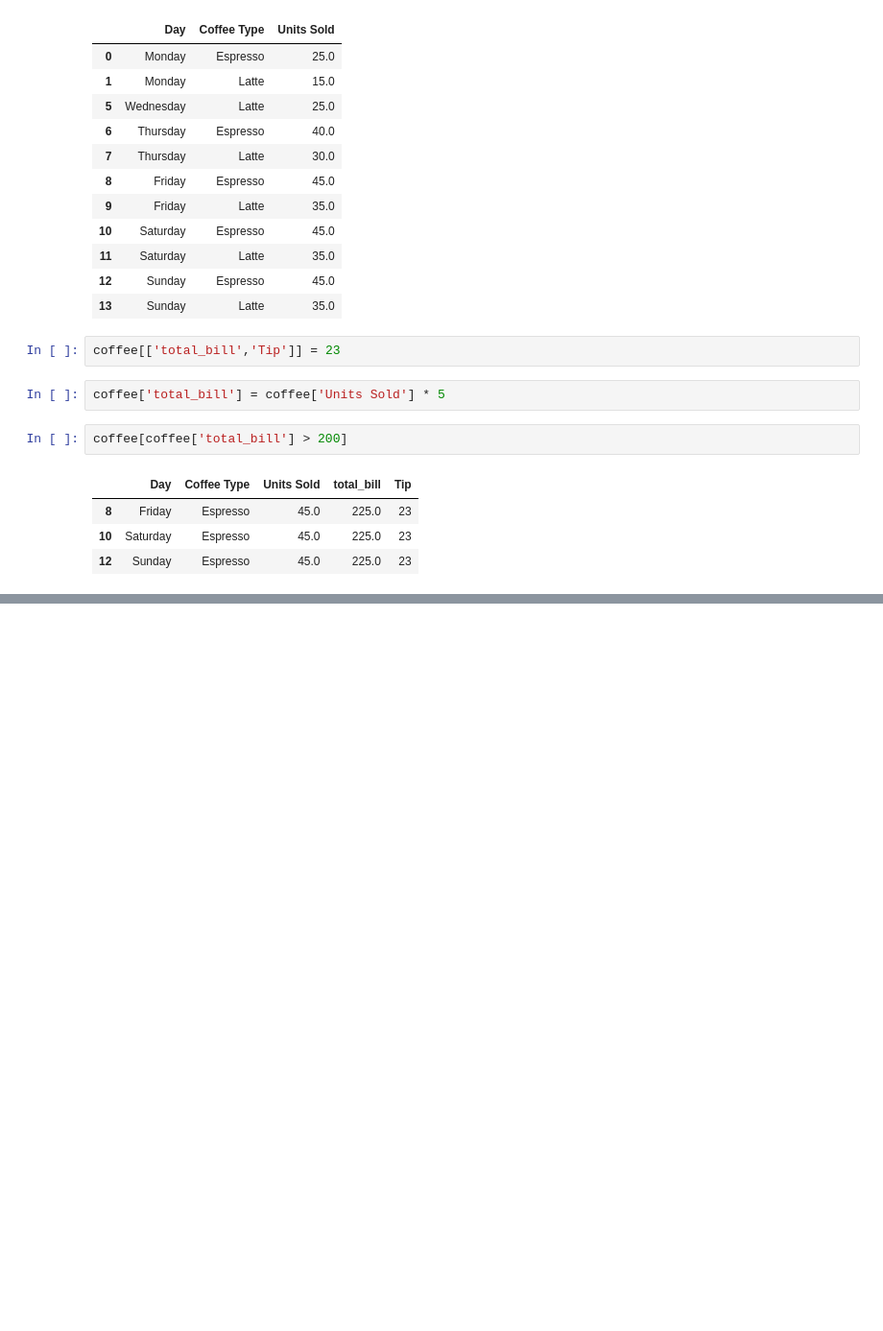
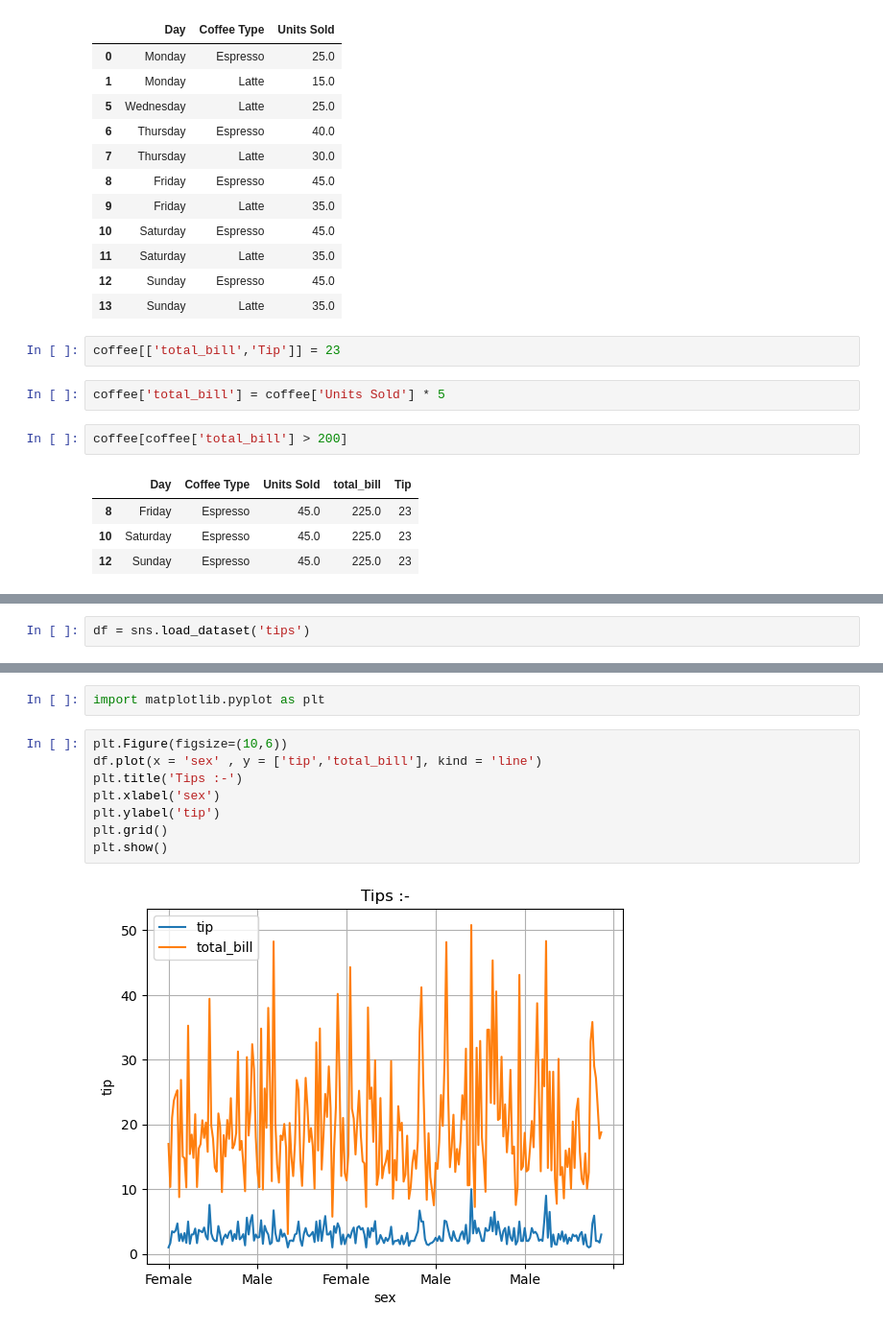
Before and after one commit to pmittal1805/machine-learning-30days, a Jupyter notebook: Day4_Revision.ipynb, the cells around one changed output, grey strips where cells are left out. Shown: that part at 96% size. Cells and saved outputs as stored; diff of their text form; blank space fills up the shorter version.

```diff
--- a/Day4_Revision.ipynb
+++ b/Day4_Revision.ipynb
@@ -106,0 +113,2 @@ coffee[coffee['total_bill'] > 200]
+# %%
+df = sns.load_dataset('tips')
@@ -106,0 +156,12 @@ coffee[coffee['total_bill'] > 200]
+# %%
+import matplotlib.pyplot as plt
+# %%
+plt.Figure(figsize=(10,6))
+df.plot(x = 'sex' , y = ['tip','total_bill'], kind = 'line')
+plt.title('Tips :-')
+plt.xlabel('sex')
+plt.ylabel('tip')
+plt.grid()
+plt.show()
+# %% [output]
+[figure, added]
```
Also changed, not shown: parts of 7 cells of this notebook.
